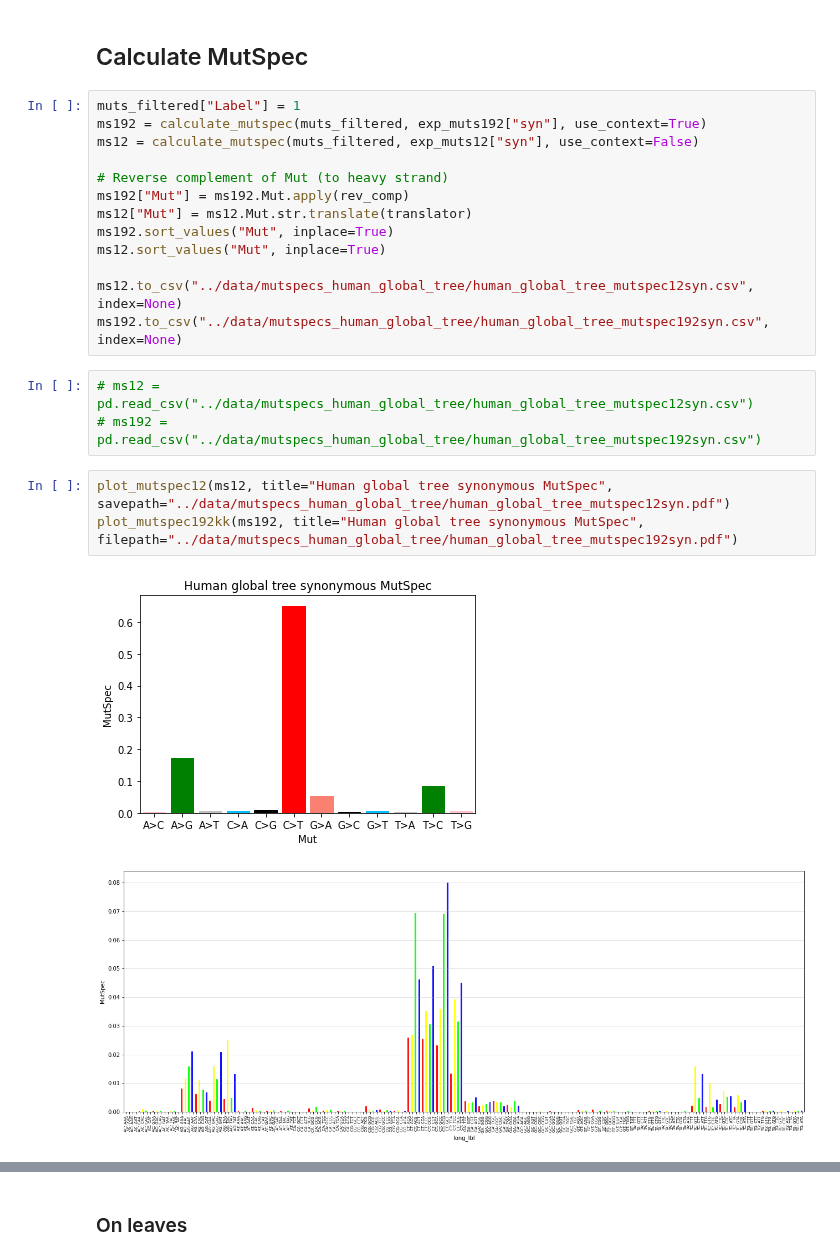
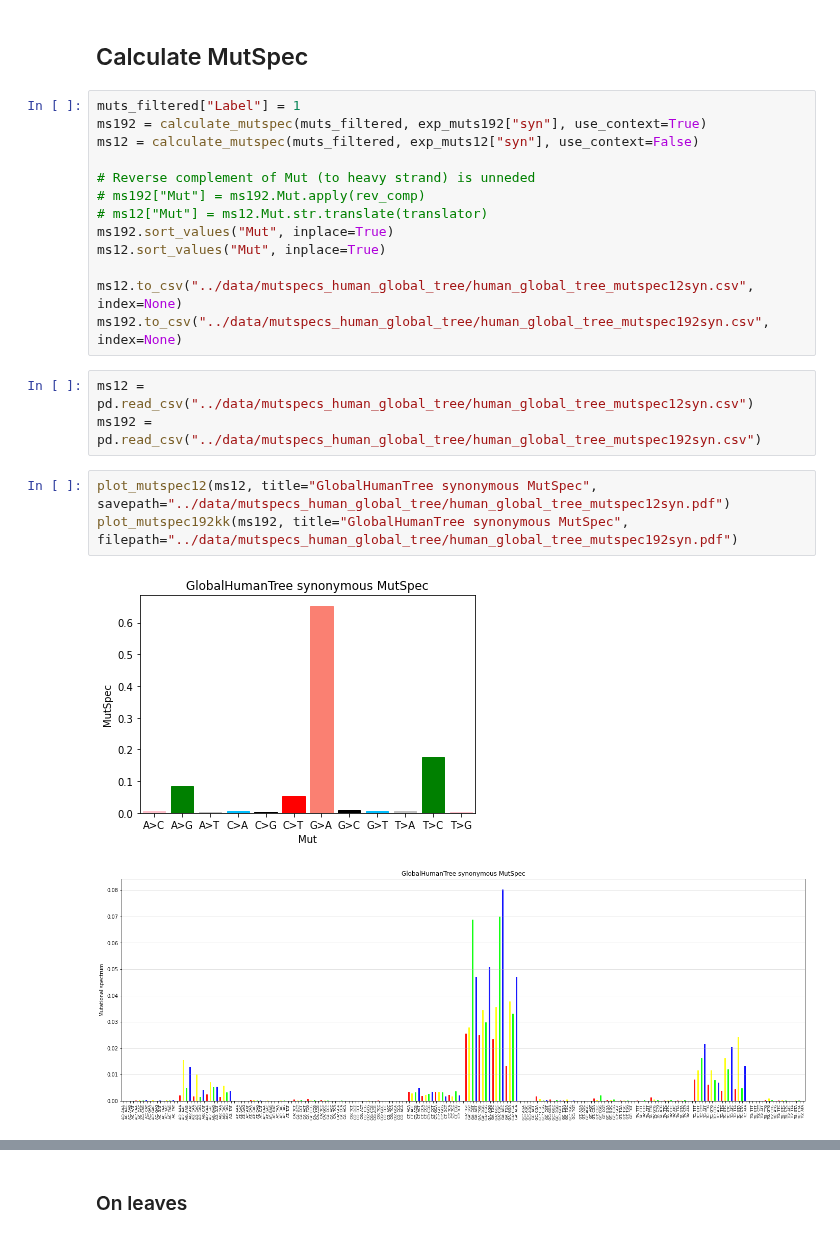
Before and after one commit to mitoclub/mtdnaMutSpecOfCancers, a Jupyter notebook: notebooks/human_global_tree_muts_EDA.ipynb, the cells around one changed output, grey strips where cells are left out. Saved outputs shown, nothing was run; the diff lists cells and outputs as text.

Commit message:
kk style copied & swiched to light strand

```diff
--- a/notebooks/human_global_tree_muts_EDA.ipynb
+++ b/notebooks/human_global_tree_muts_EDA.ipynb
@@ -345,20 +350,20 @@ muts_filtered["Label"] = 1
 ms192 = calculate_mutspec(muts_filtered, exp_muts192["syn"], use_context=True)
 ms12 = calculate_mutspec(muts_filtered, exp_muts12["syn"], use_context=False)
 
-# Reverse complement of Mut (to heavy strand)
-ms192["Mut"] = ms192.Mut.apply(rev_comp)
-ms12["Mut"] = ms12.Mut.str.translate(translator)
+# Reverse complement of Mut (to heavy strand) is unneded
+# ms192["Mut"] = ms192.Mut.apply(rev_comp)
+# ms12["Mut"] = ms12.Mut.str.translate(translator)
 ms192.sort_values("Mut", inplace=True)
 ms12.sort_values("Mut", inplace=True)
 
 ms12.to_csv("../data/mutspecs_human_global_tree/human_global_tree_mutspec12syn.csv", index=None)
 ms192.to_csv("../data/mutspecs_human_global_tree/human_global_tree_mutspec192syn.csv", index=None)
 # %%
-# ms12 = pd.read_csv("../data/mutspecs_human_global_tree/human_global_tree_mutspec12syn.csv")
-# ms192 = pd.read_csv("../data/mutspecs_human_global_tree/human_global_tree_mutspec192syn.csv")
+ms12 = pd.read_csv("../data/mutspecs_human_global_tree/human_global_tree_mutspec12syn.csv")
+ms192 = pd.read_csv("../data/mutspecs_human_global_tree/human_global_tree_mutspec192syn.csv")
 # %%
-plot_mutspec12(ms12, title="Human global tree synonymous MutSpec",   savepath="../data/mutspecs_human_global_tree/human_global_tree_mutspec12syn.pdf")
-plot_mutspec192kk(ms192, title="Human global tree synonymous MutSpec", filepath="../data/mutspecs_human_global_tree/human_global_tree_mutspec192syn.pdf")
+plot_mutspec12(ms12, title="GlobalHumanTree synonymous MutSpec",   savepath="../data/mutspecs_human_global_tree/human_global_tree_mutspec12syn.pdf")
+plot_mutspec192kk(ms192, title="GlobalHumanTree synonymous MutSpec", filepath="../data/mutspecs_human_global_tree/human_global_tree_mutspec192syn.pdf")
 # %% [output]
-[figure, old version]
+[figure, new version]
-[figure, old version]
+[figure, new version]
```
Also changed, not shown: parts of 10 cells of this notebook, 15 other files.
